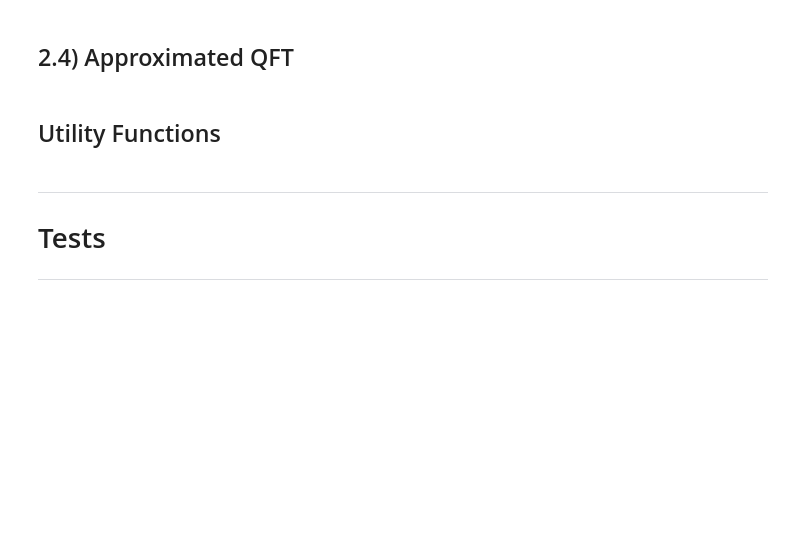
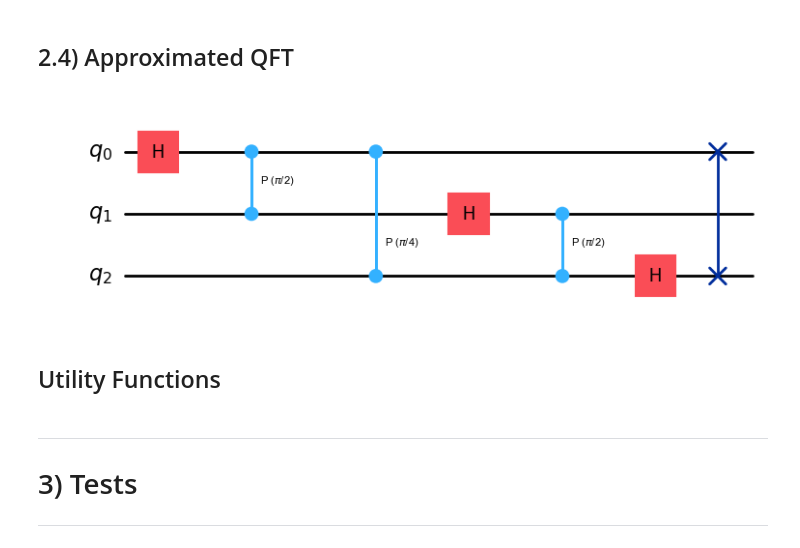
Before and after one commit to FurTh3r/QuantumFourierTransform, a Jupyter notebook: qft_notebook.ipynb, the cells around one changed output. Drawn from its saved outputs; the diff is of its cells as text; code cells hidden in the pictures; blank space fills up the shorter version.

```diff
--- a/qft_notebook.ipynb
+++ b/qft_notebook.ipynb
@@ -110,3 +204,10 @@ def qft_approx(qc, n, threshold=0.1):
+# %%
+n = 3
+qc = QuantumCircuit(n)
+qft_approx(qc, n)
+qc.draw(output="mpl", filename="./images/approx_qft_nqubit.svg")
+# %% [output]
+[figure, added]
 # %% [markdown]
 ## Utility Functions
 # %%
@@ -166,6 +277,6 @@ def measure_time(qc, simulator):
 # %% [markdown]
 ---
-# Tests
+# 3) Tests
 ---
 # %%
 # Connect to IBM Quantum
```
Also changed, not shown: parts of 52 cells of this notebook, 1 other file.
